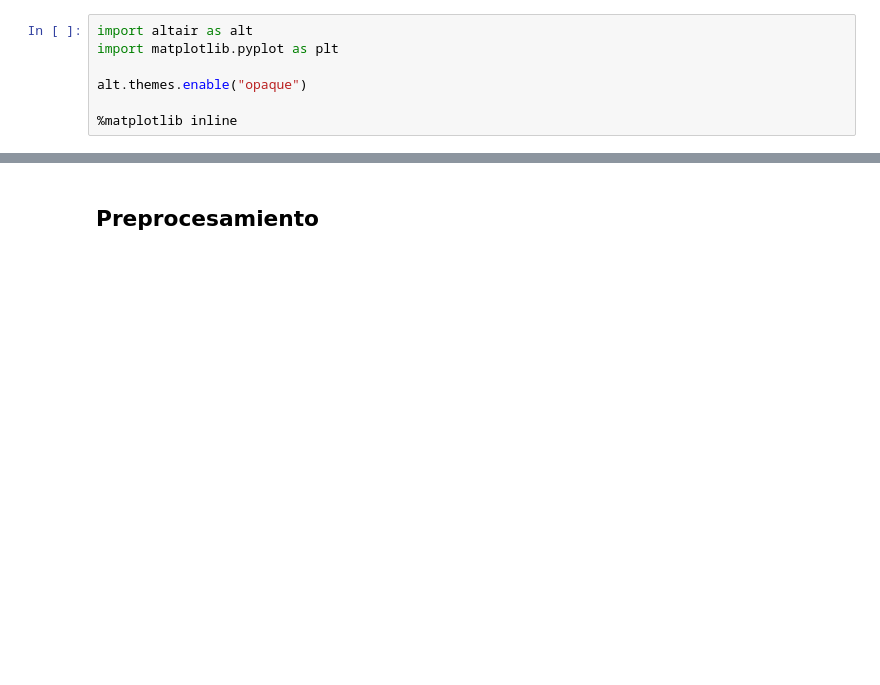
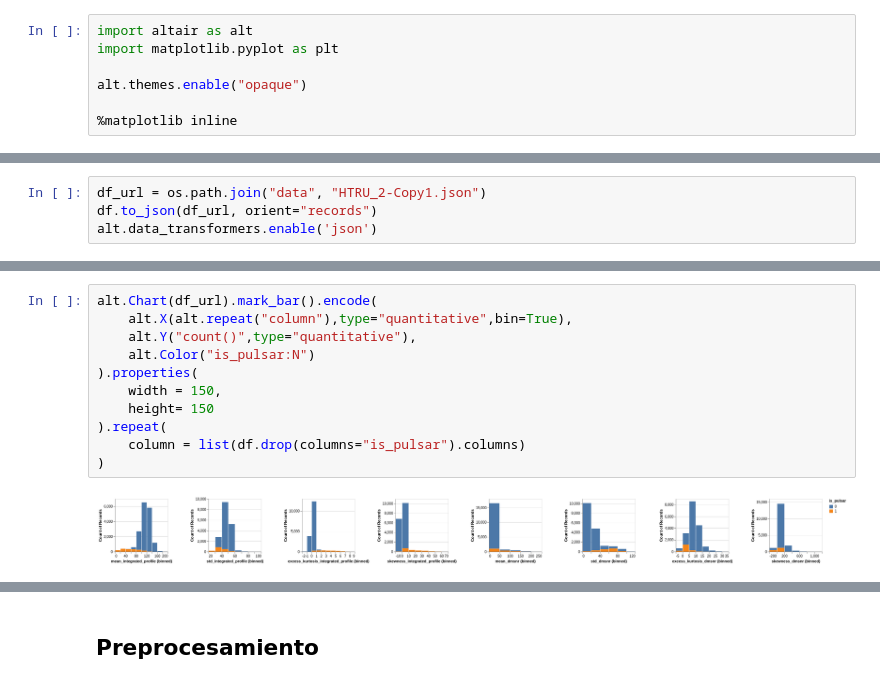
Before and after one commit to EduardoRubioM/mat281_portfolio, a Jupyter notebook: m05_data_science/m05_project02/m05_project02.ipynb, the cells around one changed output, grey strips where cells are left out. Drawn from its saved outputs; the diff is of its cells as text; blank space fills up the shorter version.

```diff
--- a/m05_data_science/m05_project02/m05_project02.ipynb
+++ b/m05_data_science/m05_project02/m05_project02.ipynb
@@ -225,0 +240,4 @@ for n in range(nx*ny):
+# %%
+df_url = os.path.join("data", "HTRU_2-Copy1.json")
+df.to_json(df_url, orient="records")
+alt.data_transformers.enable('json')
@@ -225,0 +257,13 @@ for n in range(nx*ny):
+# %%
+alt.Chart(df_url).mark_bar().encode(
+    alt.X(alt.repeat("column"),type="quantitative",bin=True),
+    alt.Y("count()",type="quantitative"),
+    alt.Color("is_pulsar:N")
+).properties(
+    width = 150,
+    height= 150
+).repeat(
+    column = list(df.drop(columns="is_pulsar").columns)
+)
+# %% [output]
+[figure, added]
```
Also changed, not shown: parts of 11 cells of this notebook, 1 other file.
